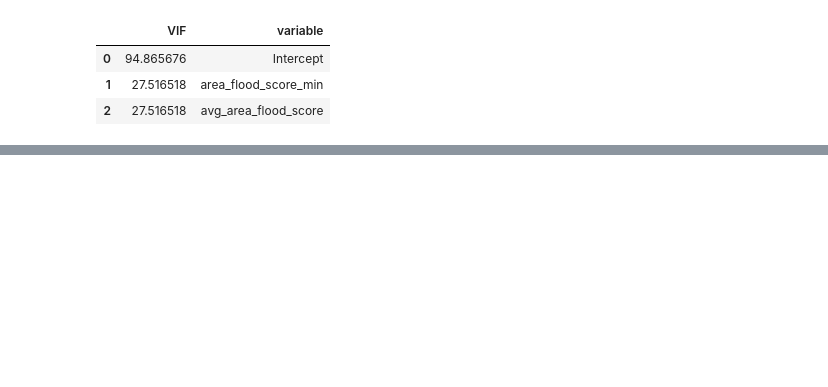
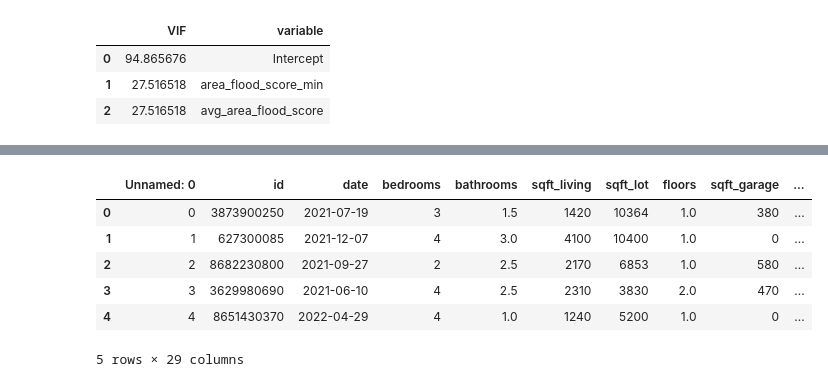
Before and after one commit to Lou-Hines/Housing_Prices_and_Flood_Risk, a Jupyter notebook: EDA-Hines-5 (Regressions).ipynb, the cells around one changed output, grey strips where cells are left out. Cells and saved outputs as stored; diff of their text form; code cells hidden in the pictures; blank space fills up the shorter version.

```diff
--- a/EDA-Hines-5 (Regressions).ipynb
+++ b/EDA-Hines-5 (Regressions).ipynb
@@ -147,0 +189,10 @@ vif
+# %%
+df_2.head()
+# %% [output]
+|  | Unnamed: 0 | id | date | bedrooms | bathrooms | sqft_living | sqft_lot | floors | sqft_garage | ... |
+| 0 | 0 | 3873900250 | 2021-07-19 | 3 | 1.5 | 1420 | 10364 | 1.0 | 380 | ... |
+| 1 | 1 | 627300085 | 2021-12-07 | 4 | 3.0 | 4100 | 10400 | 1.0 | 0 | ... |
+| 2 | 2 | 8682230800 | 2021-09-27 | 2 | 2.5 | 2170 | 6853 | 1.0 | 580 | ... |
+| 3 | 3 | 3629980690 | 2021-06-10 | 4 | 2.5 | 2310 | 3830 | 2.0 | 470 | ... |
+| 4 | 4 | 8651430370 | 2022-04-29 | 4 | 1.0 | 1240 | 5200 | 1.0 | 0 | ... |
+5 rows × 29 columns
```
Also changed, not shown: parts of 27 cells of this notebook.
